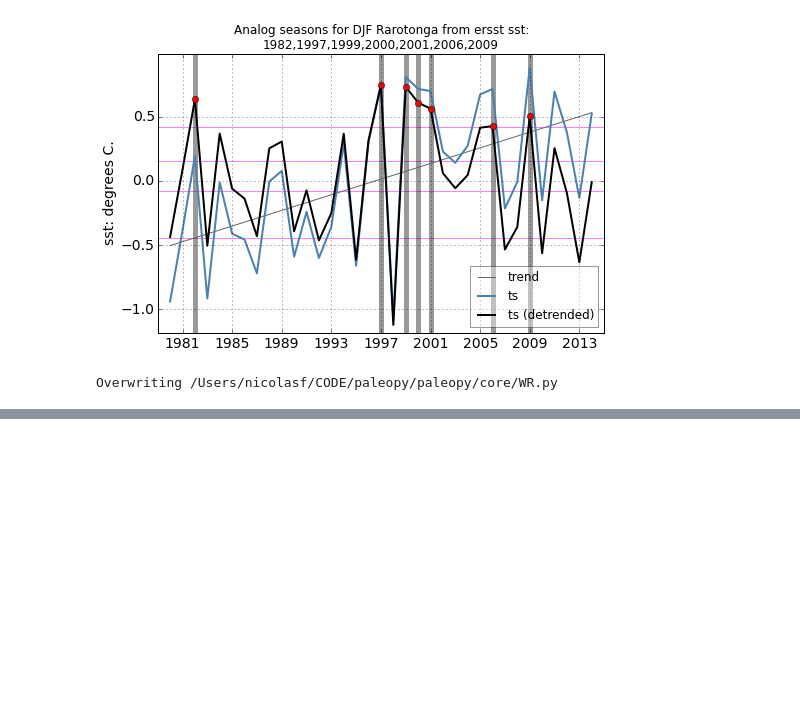
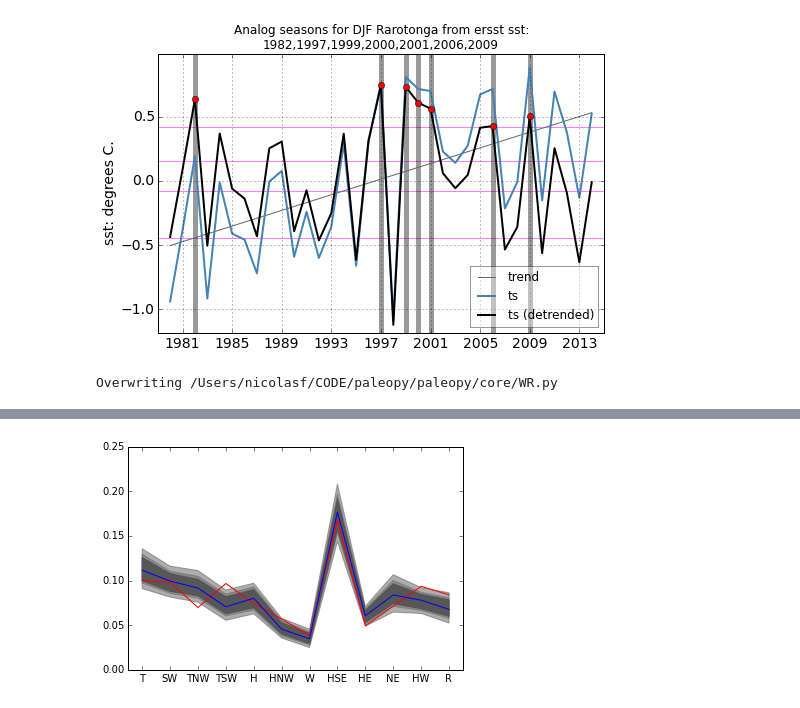
Before and after one commit to nicolasfauchereau/paleopy, a Jupyter notebook: notebooks/WR.ipynb, the cells around one changed output, grey strips where cells are left out. Saved outputs shown, nothing was run; the diff lists cells and outputs as text; code cells hidden in the pictures; blank space fills up the shorter version.

```diff
--- a/notebooks/WR.ipynb
+++ b/notebooks/WR.ipynb
@@ -102,8 +102,8 @@ class WR:
         MC_probs_classes = MC_probs_classes.split(',')
         MC_probs = pd.DataFrame(MC_probs, index=MC_probs_classes)
         MC_probs = MC_probs.reindex(self.dict_json[self.classification]['types'])
-        # ! the MC_probs_classes attribute contains
-        # the classes in the order they are saved in the HDF files
+        # The MC_probs contains the frequencies
+        # of each type in the 1000 simulations
         self.MC_probs = MC_probs
         return self
 
@@ -125,8 +125,8 @@ class WR:
 
     def _get_clim_probs(self):
         if not(hasattr(self, 'ts_seas')):
-            ts_seas = _get_season_ts()
-        ts = ts_seas.ix[str(self.climatology[0]): str(self.climatology[1])]
+            ts_seas = self._get_season_ts()
+        ts = ts_seas.ix[str(self.climatology[0]): str(self.climatology[1])].copy()
         types = self.dict_json[self.classification]['types']
         clim_probs = get_probs(ts['type'], types)
         clim_probs = pd.Series(clim_probs, index=types)
@@ -134,9 +134,10 @@ class WR:
 
     def _get_compos_probs(self):
         if not(hasattr(self, 'ts_seas')):
-            ts_seas = _get_season_ts()
+            ts_seas = self._get_season_ts()
         ayears = list(map(str, self.analog_years))
-        ts = pd.concat([self.ts_seas.ix[l] for l in ayears])
+        ts = ts_seas.copy()
+        ts = pd.concat([ts.ix[l] for l in ayears])
         types = self.dict_json[self.classification]['types']
         obs_probs = get_probs(ts['type'], types)
         obs_probs = pd.Series(obs_probs, index=types)
@@ -171,0 +176,20 @@ w.MC_probs
+# %%
+obs_probs = w._get_compos_probs()
+clim_probs = w._get_clim_probs()
+# %%
+f, ax = plt.subplots()
+# ax.plot(w.MC_probs.T.quantile(0.05))
+# ax.plot(w.MC_probs.T.quantile(0.95))
+ax.fill_between(range(12), w.MC_probs.T.quantile(0.1), w.MC_probs.T.quantile(0.9), color='0.1', alpha=0.9)
+ax.fill_between(range(12), w.MC_probs.T.quantile(0.05), w.MC_probs.T.quantile(0.95), color='0.6', alpha=0.6)
+ax.fill_between(range(12), w.MC_probs.T.quantile(0.01), w.MC_probs.T.quantile(0.99), color='0.2', alpha=0.4)
+
+ax.plot(obs_probs, color='r')
+ax.plot(clim_probs, color='b')
+
+
+ax.set_xlim(-0.5, 11.5)
+ax.set_xticks(range(12))
+ax.set_xticklabels(w.dict_json[w.classification]['types']);
+# %% [output]
+[figure, added]
```
Also changed, not shown: parts of 5 cells of this notebook, 1 other file.
